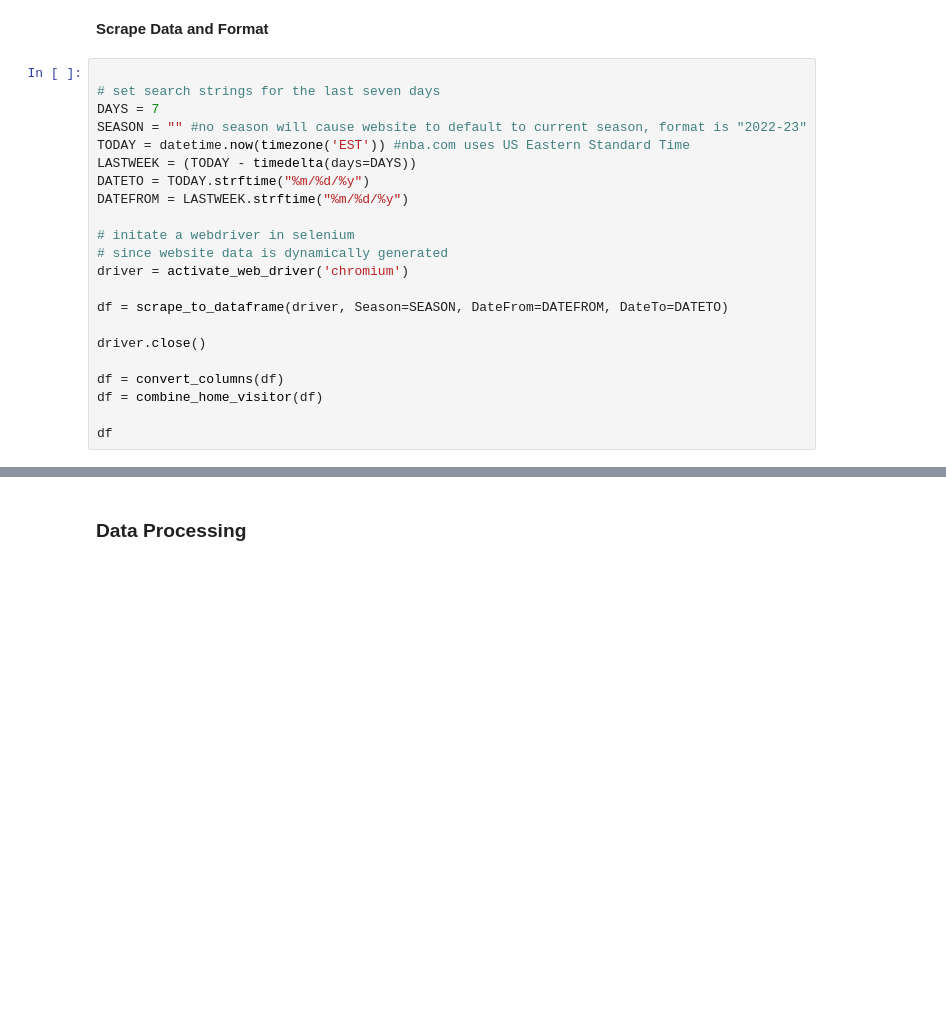
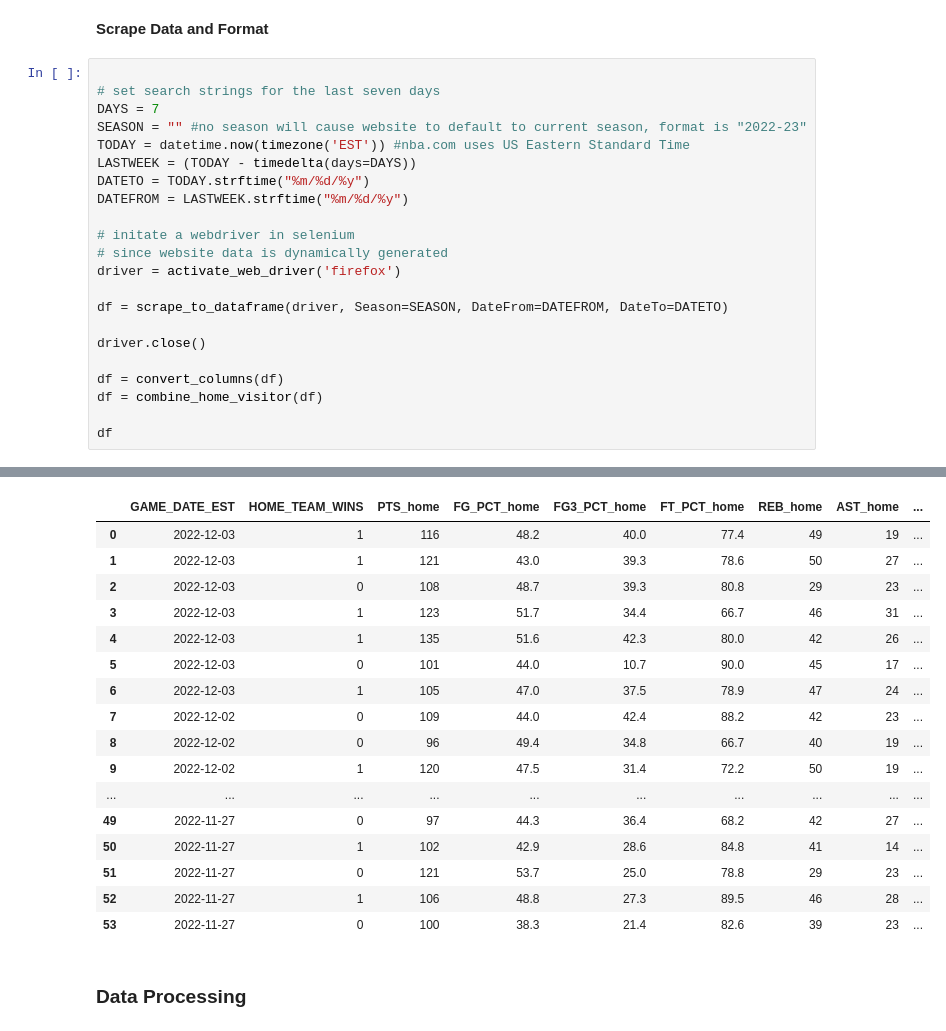
Before and after one commit to cmunch1/nba-prediction, a Jupyter notebook: 09_production_features_pipeline.ipynb, the cells around one changed output, grey strips where cells are left out. Drawn from its saved outputs; the diff is of its cells as text; blank space fills up the shorter version.

```diff
--- a/09_production_features_pipeline.ipynb
+++ b/09_production_features_pipeline.ipynb
@@ -66,7 +66,7 @@ DATEFROM = LASTWEEK.strftime("%m/%d/%y")
 
 # initate a webdriver in selenium
 # since website data is dynamically generated
-driver = activate_web_driver('chromium')
+driver = activate_web_driver('firefox')
 
 df = scrape_to_dataframe(driver, Season=SEASON, DateFrom=DATEFROM, DateTo=DATETO)
 
@@ -87,3 +89,20 @@ Stacktrace:
+|  | GAME_DATE_EST | HOME_TEAM_WINS | PTS_home | FG_PCT_home | FG3_PCT_home | FT_PCT_home | REB_home | AST_home | ... |
+| 0 | 2022-12-03 | 1 | 116 | 48.2 | 40.0 | 77.4 | 49 | 19 | ... |
+| 1 | 2022-12-03 | 1 | 121 | 43.0 | 39.3 | 78.6 | 50 | 27 | ... |
+| 2 | 2022-12-03 | 0 | 108 | 48.7 | 39.3 | 80.8 | 29 | 23 | ... |
+| 3 | 2022-12-03 | 1 | 123 | 51.7 | 34.4 | 66.7 | 46 | 31 | ... |
+| 4 | 2022-12-03 | 1 | 135 | 51.6 | 42.3 | 80.0 | 42 | 26 | ... |
+| 5 | 2022-12-03 | 0 | 101 | 44.0 | 10.7 | 90.0 | 45 | 17 | ... |
+| 6 | 2022-12-03 | 1 | 105 | 47.0 | 37.5 | 78.9 | 47 | 24 | ... |
+| 7 | 2022-12-02 | 0 | 109 | 44.0 | 42.4 | 88.2 | 42 | 23 | ... |
+| 8 | 2022-12-02 | 0 | 96 | 49.4 | 34.8 | 66.7 | 40 | 19 | ... |
+| 9 | 2022-12-02 | 1 | 120 | 47.5 | 31.4 | 72.2 | 50 | 19 | ... |
+| ... | ... | ... | ... | ... | ... | ... | ... | ... | ... |
+| 49 | 2022-11-27 | 0 | 97 | 44.3 | 36.4 | 68.2 | 42 | 27 | ... |
+| 50 | 2022-11-27 | 1 | 102 | 42.9 | 28.6 | 84.8 | 41 | 14 | ... |
+| 51 | 2022-11-27 | 0 | 121 | 53.7 | 25.0 | 78.8 | 29 | 23 | ... |
+| 52 | 2022-11-27 | 1 | 106 | 48.8 | 27.3 | 89.5 | 46 | 28 | ... |
+| 53 | 2022-11-27 | 0 | 100 | 38.3 | 21.4 | 82.6 | 39 | 23 | ... |
 # %% [markdown]
 ### Data Processing
 # %%
```
Also changed, not shown: parts of 6 cells of this notebook, 1 other file.
